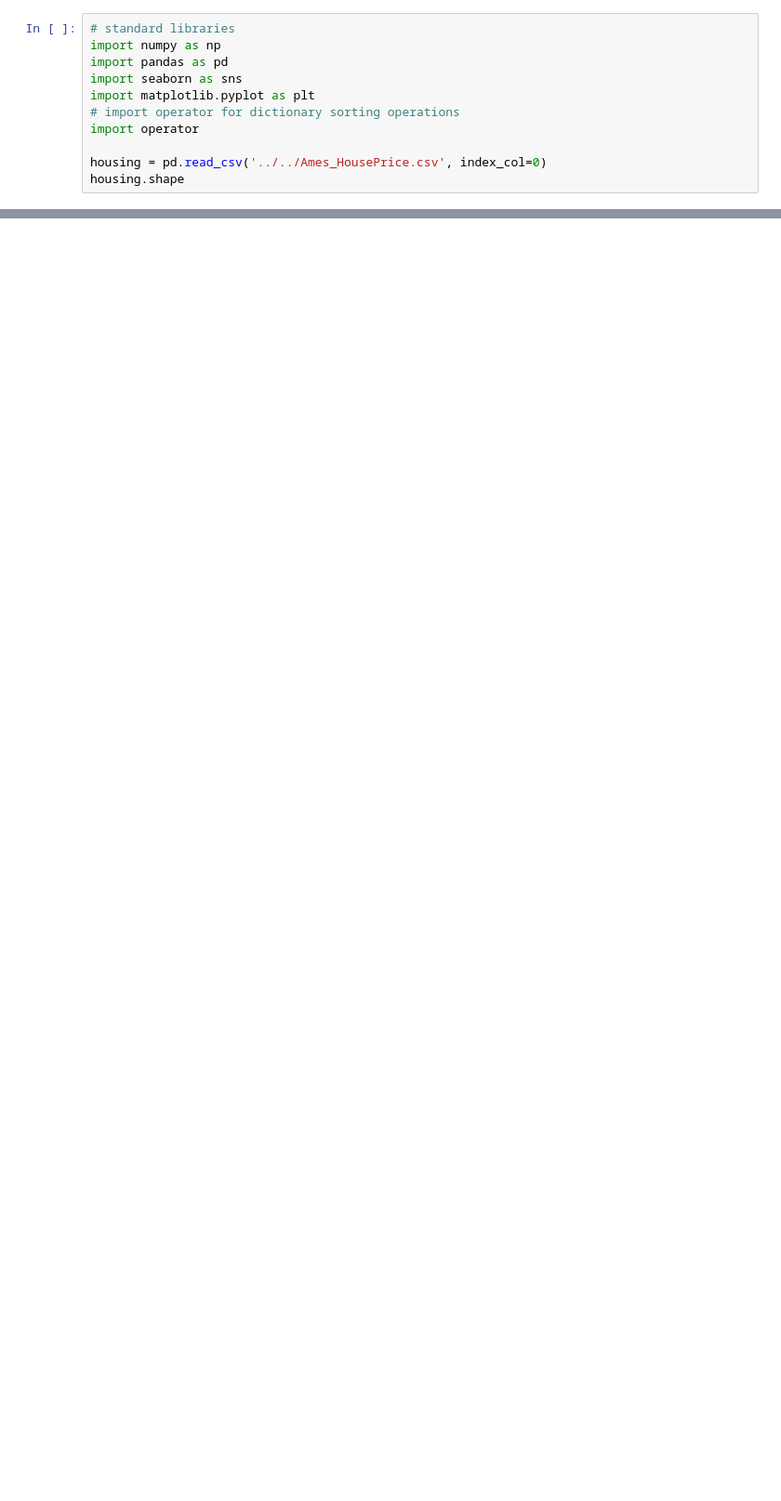
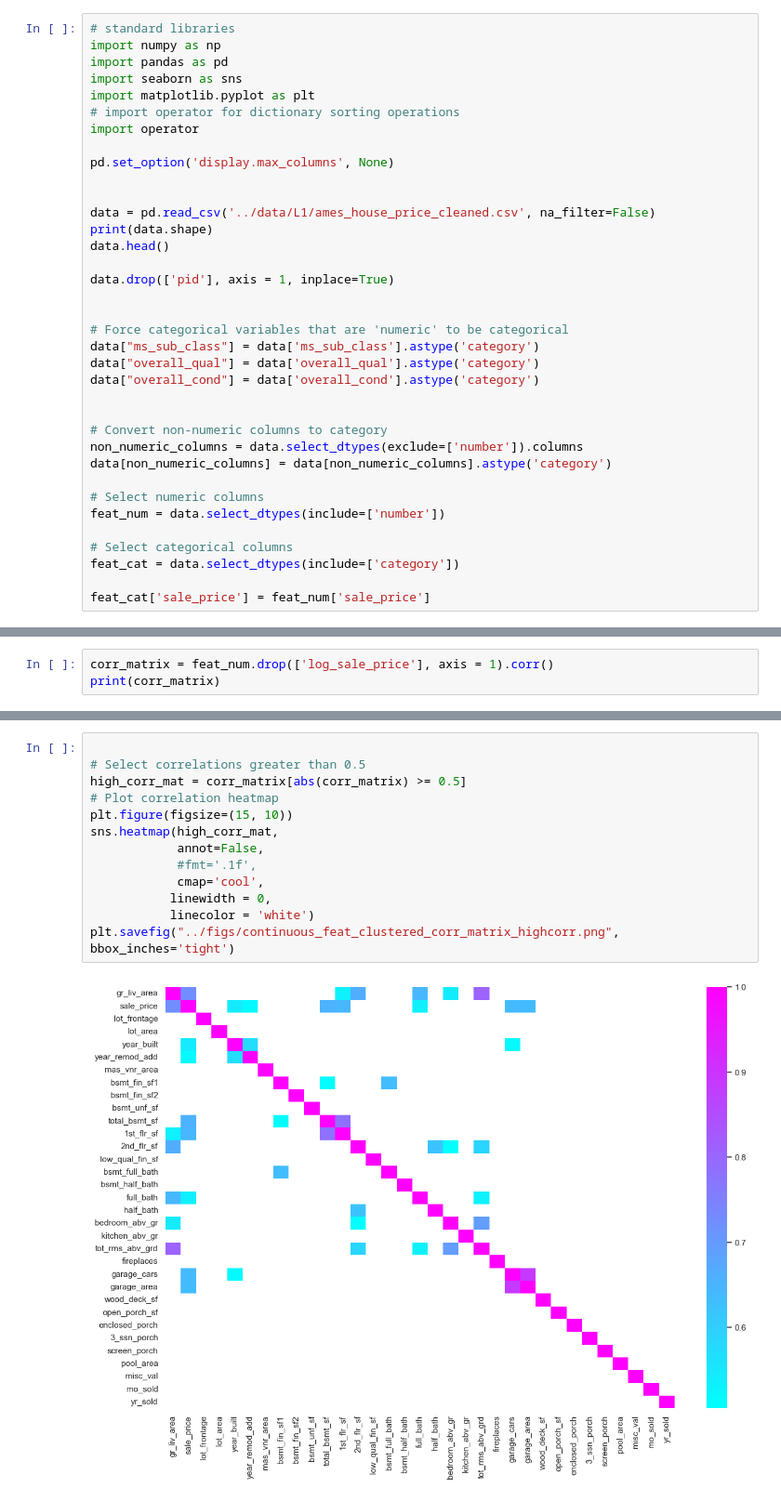
Before and after one commit to eihwood/ML-Ames-Housing, a Jupyter notebook: src/00_descriptive_analysis.ipynb, the cells around one changed output, grey strips where cells are left out. Shown: that part at 93% size. Drawn from its saved outputs; the diff is of its cells as text; blank space fills up the shorter version.

Commit message:
additional eda plots

```diff
--- a/src/00_descriptive_analysis.ipynb
+++ b/src/00_descriptive_analysis.ipynb
@@ -7,6 +7,31 @@ import matplotlib.pyplot as plt
 # import operator for dictionary sorting operations
 import operator
 
-housing = pd.read_csv('../../Ames_HousePrice.csv', index_col=0)
-housing.shape
+pd.set_option('display.max_columns', None)
+
+
+data = pd.read_csv('../data/L1/ames_house_price_cleaned.csv', na_filter=False)
+print(data.shape)
+data.head()
+
+data.drop(['pid'], axis = 1, inplace=True)
+
+
+# Force categorical variables that are 'numeric' to be categorical
+data["ms_sub_class"] = data['ms_sub_class'].astype('category')
+data["overall_qual"] = data['overall_qual'].astype('category')
+data["overall_cond"] = data['overall_cond'].astype('category')
+
+
+# Convert non-numeric columns to category
+non_numeric_columns = data.select_dtypes(exclude=['number']).columns
+data[non_numeric_columns] = data[non_numeric_columns].astype('category')
+
+# Select numeric columns
+feat_num = data.select_dtypes(include=['number'])
+
+# Select categorical columns
+feat_cat = data.select_dtypes(include=['category'])
+
+feat_cat['sale_price'] = feat_num['sale_price']
 # %% [output]
@@ -64,0 +81,3 @@ dtype: int64
+# %%
+corr_matrix = feat_num.drop(['log_sale_price'], axis = 1).corr()
+print(corr_matrix)
@@ -64,0 +102,15 @@ dtype: int64
+# %%
+
+# Select correlations greater than 0.5
+high_corr_mat = corr_matrix[abs(corr_matrix) >= 0.5]
+# Plot correlation heatmap
+plt.figure(figsize=(15, 10))
+sns.heatmap(high_corr_mat,
+            annot=False,
+            #fmt='.1f',
+            cmap='cool',
+           linewidth = 0,
+           linecolor = 'white')
+plt.savefig("../figs/continuous_feat_clustered_corr_matrix_highcorr.png", bbox_inches='tight')
+# %% [output]
+[figure, added]
```
Also changed, not shown: parts of 19 cells of this notebook.
